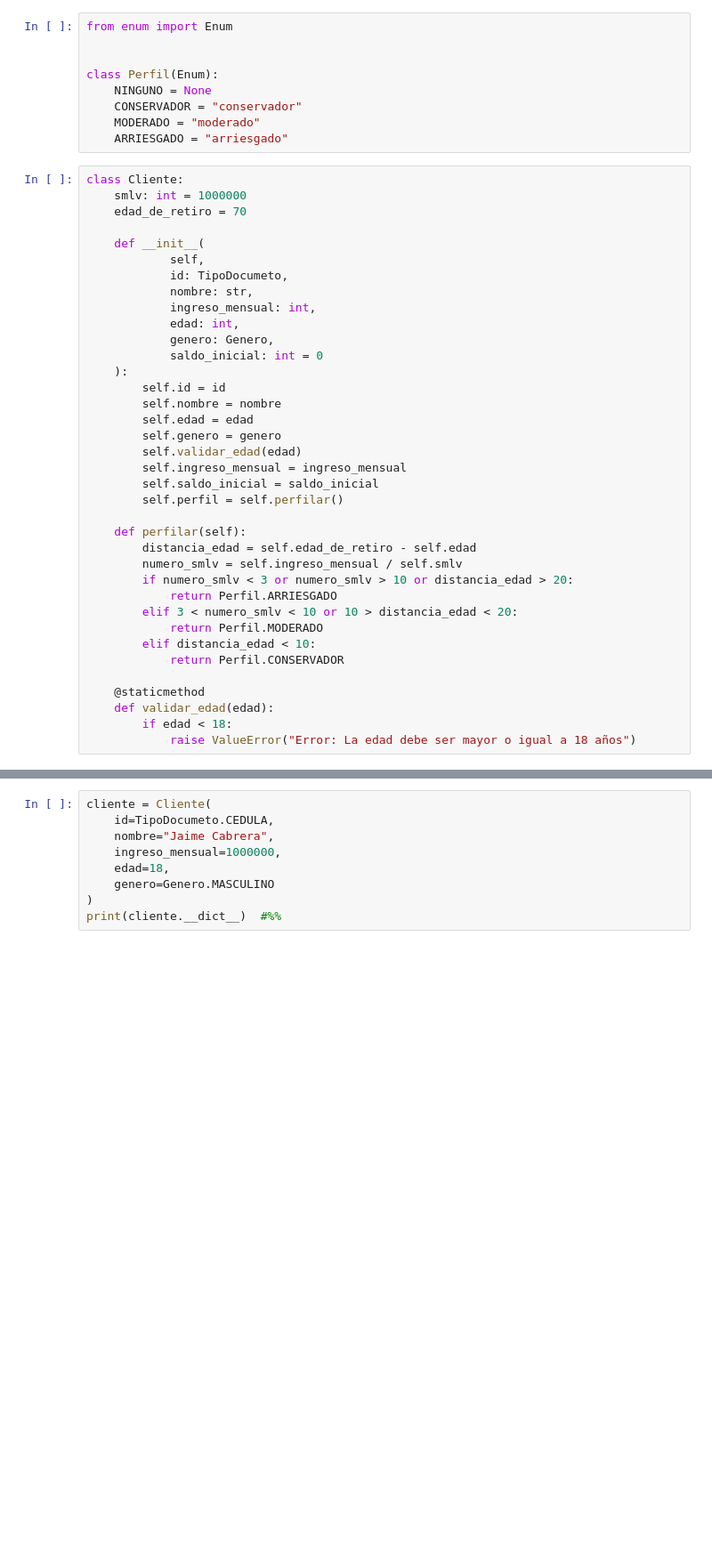
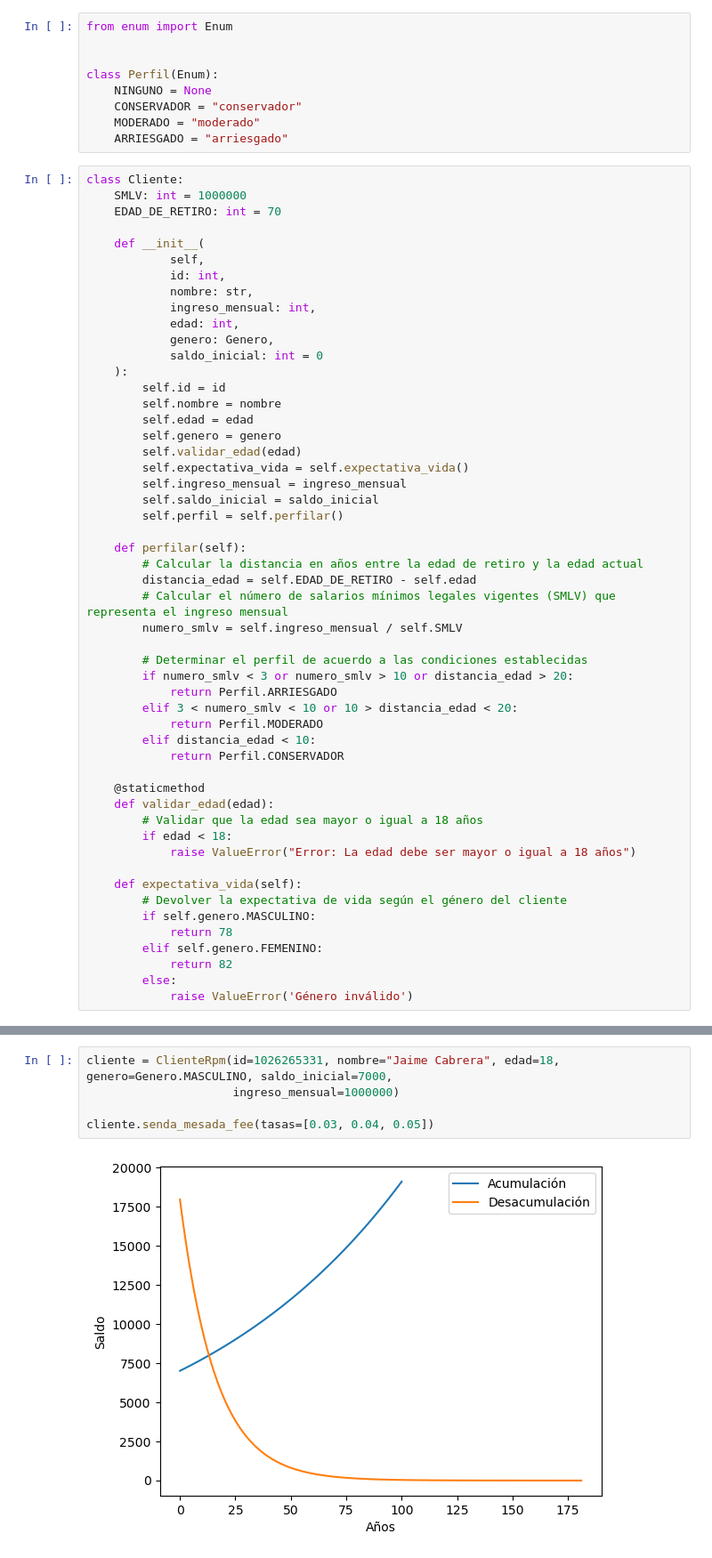
Before and after one commit to jaimecabrera911/TallerPlanificacionFinanciera, a Jupyter notebook: HolaMundo.ipynb, the cells around one changed output, grey strips where cells are left out. Shown: that part at 89% size. Saved outputs shown, nothing was run; the diff lists cells and outputs as text; blank space fills up the shorter version.

```diff
--- a/HolaMundo.ipynb
+++ b/HolaMundo.ipynb
@@ -22,12 +16,12 @@ class Perfil(Enum):
     ARRIESGADO = "arriesgado"
 # %%
 class Cliente:
-    smlv: int = 1000000
-    edad_de_retiro = 70
+    SMLV: int = 1000000
+    EDAD_DE_RETIRO: int = 70
 
     def __init__(
             self,
-            id: TipoDocumeto,
+            id: int,
             nombre: str,
             ingreso_mensual: int,
             edad: int,
@@ -39,13 +33,18 @@ class Cliente:
         self.edad = edad
         self.genero = genero
         self.validar_edad(edad)
+        self.expectativa_vida = self.expectativa_vida()
         self.ingreso_mensual = ingreso_mensual
         self.saldo_inicial = saldo_inicial
         self.perfil = self.perfilar()
 
     def perfilar(self):
-        distancia_edad = self.edad_de_retiro - self.edad
-        numero_smlv = self.ingreso_mensual / self.smlv
+        # Calcular la distancia en años entre la edad de retiro y la edad actual
+        distancia_edad = self.EDAD_DE_RETIRO - self.edad
+        # Calcular el número de salarios mínimos legales vigentes (SMLV) que representa el ingreso mensual
+        numero_smlv = self.ingreso_mensual / self.SMLV
+
+        # Determinar el perfil de acuerdo a las condiciones establecidas
         if numero_smlv < 3 or numero_smlv > 10 or distancia_edad > 20:
             return Perfil.ARRIESGADO
         elif 3 < numero_smlv < 10 or 10 > distancia_edad < 20:
@@ -55,5 +54,15 @@ class Cliente:
 
     @staticmethod
     def validar_edad(edad):
+        # Validar que la edad sea mayor o igual a 18 años
         if edad < 18:
             raise ValueError("Error: La edad debe ser mayor o igual a 18 años")
+
+    def expectativa_vida(self):
+        # Devolver la expectativa de vida según el género del cliente
+        if self.genero.MASCULINO:
+            return 78
+        elif self.genero.FEMENINO:
+            return 82
+        else:
+            raise ValueError('Género inválido')
@@ -60,10 +129,7 @@ class Cliente:
 # %%
-cliente = Cliente(
-    id=TipoDocumeto.CEDULA,
-    nombre="Jaime Cabrera",
-    ingreso_mensual=1000000,
-    edad=18,
-    genero=Genero.MASCULINO
-)
-print(cliente.__dict__)  #%%
+cliente = ClienteRpm(id=1026265331, nombre="Jaime Cabrera", edad=18, genero=Genero.MASCULINO, saldo_inicial=7000,
+                     ingreso_mensual=1000000)
+
+cliente.senda_mesada_fee(tasas=[0.03, 0.04, 0.05])
 # %% [output]
+[figure, added]
```
Also changed, not shown: parts of 3 cells of this notebook, 1 other file.
